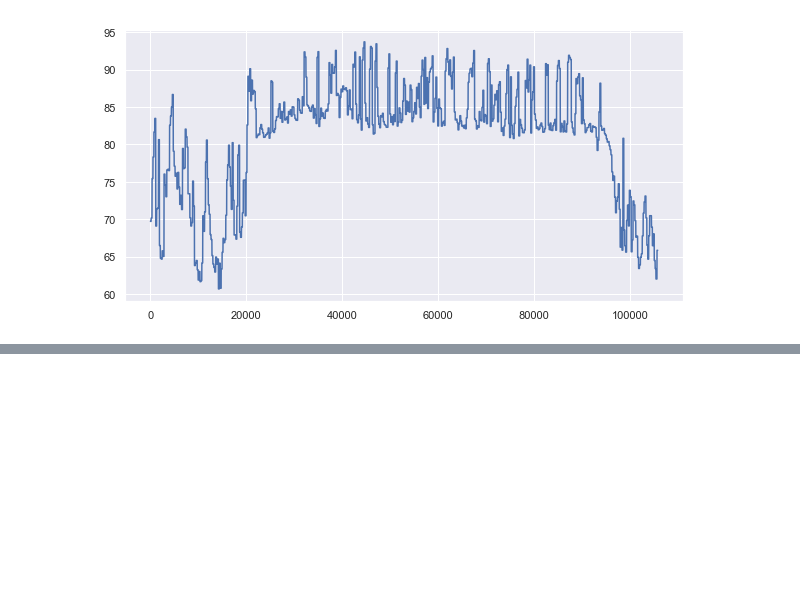
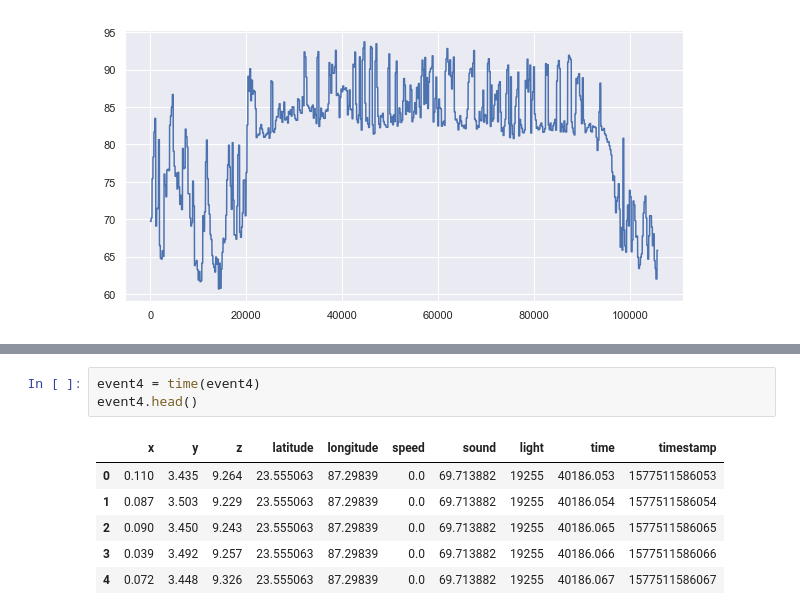
Before and after one commit to krsailesh-zz/driver_profiling_honk, a Jupyter notebook: honk_mi_note5.ipynb, the cells around one changed output, grey strips where cells are left out. Saved outputs shown, nothing was run; the diff lists cells and outputs as text; blank space fills up the shorter version.

```diff
--- a/honk_mi_note5.ipynb
+++ b/honk_mi_note5.ipynb
@@ -79,0 +50,10 @@ plt.plot(event4.sound)
+# %%
+event4 = time(event4)
+event4.head()
+# %% [output]
+|  | x | y | z | latitude | longitude | speed | sound | light | time | timestamp |
+| 0 | 0.110 | 3.435 | 9.264 | 23.555063 | 87.29839 | 0.0 | 69.713882 | 19255 | 40186.053 | 1577511586053 |
+| 1 | 0.087 | 3.503 | 9.229 | 23.555063 | 87.29839 | 0.0 | 69.713882 | 19255 | 40186.054 | 1577511586054 |
+| 2 | 0.090 | 3.450 | 9.243 | 23.555063 | 87.29839 | 0.0 | 69.713882 | 19255 | 40186.065 | 1577511586065 |
+| 3 | 0.039 | 3.492 | 9.257 | 23.555063 | 87.29839 | 0.0 | 69.713882 | 19255 | 40186.066 | 1577511586066 |
+| 4 | 0.072 | 3.448 | 9.326 | 23.555063 | 87.29839 | 0.0 | 69.713882 | 19255 | 40186.067 | 1577511586067 |
```
Also changed, not shown: parts of 27 cells of this notebook.
